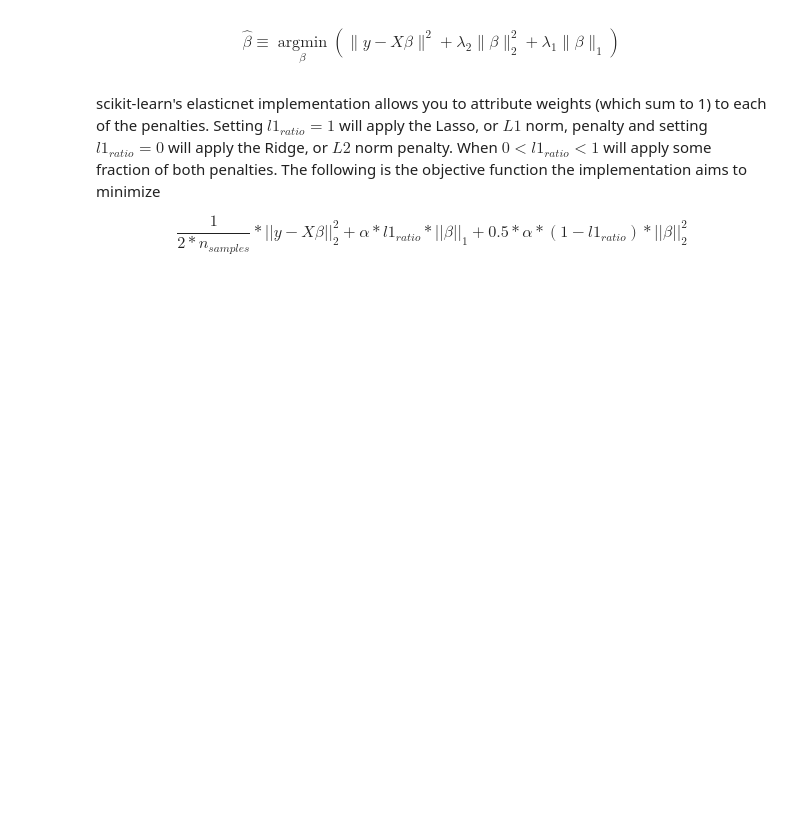
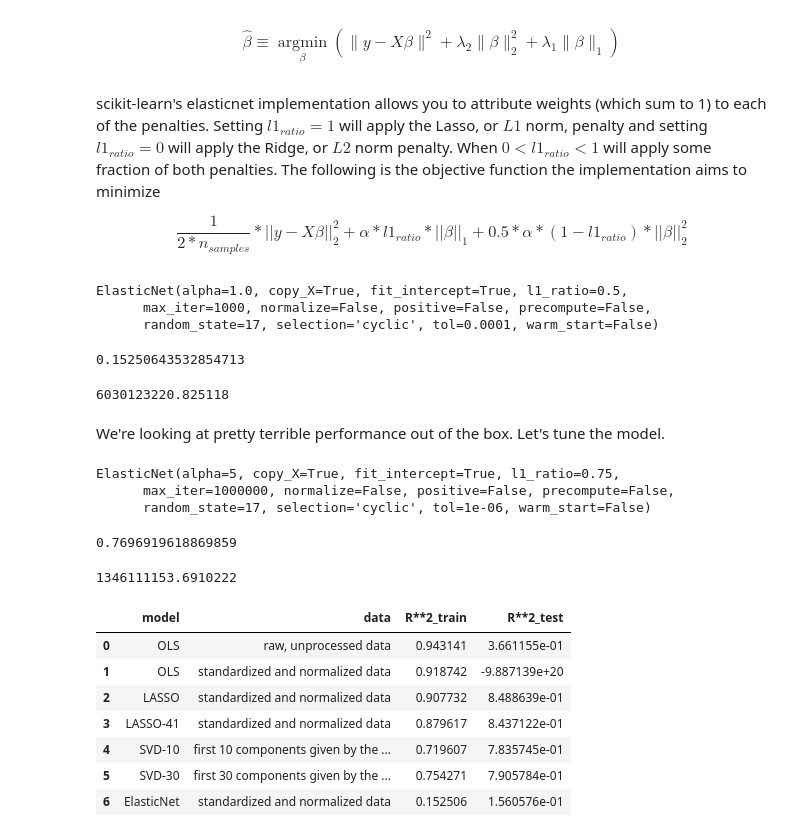
Before and after one commit to aditinabar/house-prices-modeling, a Jupyter notebook: Predicting House Prices.ipynb, the cells around one changed output. Saved outputs shown, nothing was run; the diff lists cells and outputs as text; code cells hidden in the pictures; blank space fills up the shorter version.

Commit message:
Add ElasticNet implementation to notebook.

```diff
--- a/Predicting House Prices.ipynb
+++ b/Predicting House Prices.ipynb
@@ -328,3 +321,37 @@ scikit-learn's elasticnet implementation allows you to attribute weights (which
 + \alpha * l1_{ratio} * ||\beta||_1
 + 0.5 * \alpha * (1 - l1_{ratio}) * ||\beta||^2_2}
 \end{equation*}
+# %%
+# Start with the default implementation on the scaled input used for Lasso above.
+# The data must be Fortran-contiguous. Checking X_scaled.flags verifies that this condition is met.
+
+ElastNet = lm.ElasticNet(random_state=17)
+ElastNet.fit(X_scaled, train_Y)
+ElastNet.score(X_scaled, train_Y)
+predictions_elastnet = ElastNet.predict(X_scaled)
+testpredictions_elastnet = ElastNet.predict(test_X_scaled)
+# %% [output]
+ElasticNet(alpha=1.0, copy_X=True, fit_intercept=True, l1_ratio=0.5,
+      max_iter=1000, normalize=False, positive=False, precompute=False,
+      random_state=17, selection='cyclic', tol=0.0001, warm_start=False)
+0.15250643532854713
+# %%
+mean_squared_error(testpredictions_elastnet, test_Y)
+# %% [output]
+6030123220.825118
+# %% [markdown]
+We're looking at pretty terrible performance out of the box. Let's tune the model.
+# %%
+# Increase max_iter to give the model the opportunity to converge
+# Increase alpha from 1 to 10
+# increase the weight of the lasso penalty (the l1 norm)
+
+ElastNet2 = lm.ElasticNet(alpha=10,l1_ratio=.75, fit_intercept=True, selection='cyclic', max_iter=1000000, tol=0.000001, random_state=17)
+ElastNet2.fit(train_X, train_Y)
+ElastNet2.score(train_X, train_Y)
+testpredictions_elastnet2 = ElastNet2.predict(test_X)
+# %% [output]
+ElasticNet(alpha=5, copy_X=True, fit_intercept=True, l1_ratio=0.75,
+      max_iter=1000000, normalize=False, positive=False, precompute=False,
+      random_state=17, selection='cyclic', tol=1e-06, warm_start=False)
+0.7696919618869859
@@ -330,0 +360,34 @@ scikit-learn's elasticnet implementation allows you to attribute weights (which
+# %%
+mean_squared_error(testpredictions_elastnet2, test_Y)
+# %% [output]
+1346111153.6910222
+# %%
+to_append = pd.Series(['ElasticNet',
+                       'standardized and normalized data',
+                       ElastNet.score(X_scaled, train_Y),
+                       ElastNet.score(test_X_scaled, test_Y)],
+                      index=model_performance.columns)
+model_performance = model_performance.append(to_append, ignore_index=True)
+
+to_append = pd.Series(['ElasticNet',
+                       'raw, unprocessed data',
+                       ElastNet2.score(train_X, train_Y),
+                       ElastNet2.score(test_X, test_Y)],
+                      index=model_performance.columns)
+model_performance = model_performance.append(to_append, ignore_index=True)
+model_performance
+
+model_performance = model_performance.append({'model': ['ElasticNet', 'ElasticNet'],
+                          'data':['standardized and normalized data', 'raw, unprocessed data'],
+                          'R**2_train':[ElastNet.score(X_scaled, train_Y), ElastNet2.score(train_X, train_Y)],
+                          'R**2_test':[ElastNet.score(test_X_scaled, test_Y), ElastNet2.score(test_X, test_Y)]},
+                        ignore_index=True)
+# %% [output]
+|  | model | data | R**2_train | R**2_test |
+| 0 | OLS | raw, unprocessed data | 0.943141 | 3.661155e-01 |
+| 1 | OLS | standardized and normalized data | 0.918742 | -9.887139e+20 |
+| 2 | LASSO | standardized and normalized data | 0.907732 | 8.488639e-01 |
+| 3 | LASSO-41 | standardized and normalized data | 0.879617 | 8.437122e-01 |
+| 4 | SVD-10 | first 10 components given by the ... | 0.719607 | 7.835745e-01 |
+| 5 | SVD-30 | first 30 components given by the ... | 0.754271 | 7.905784e-01 |
+| 6 | ElasticNet | standardized and normalized data | 0.152506 | 1.560576e-01 |
```
Also changed, not shown: parts of 25 cells of this notebook.
